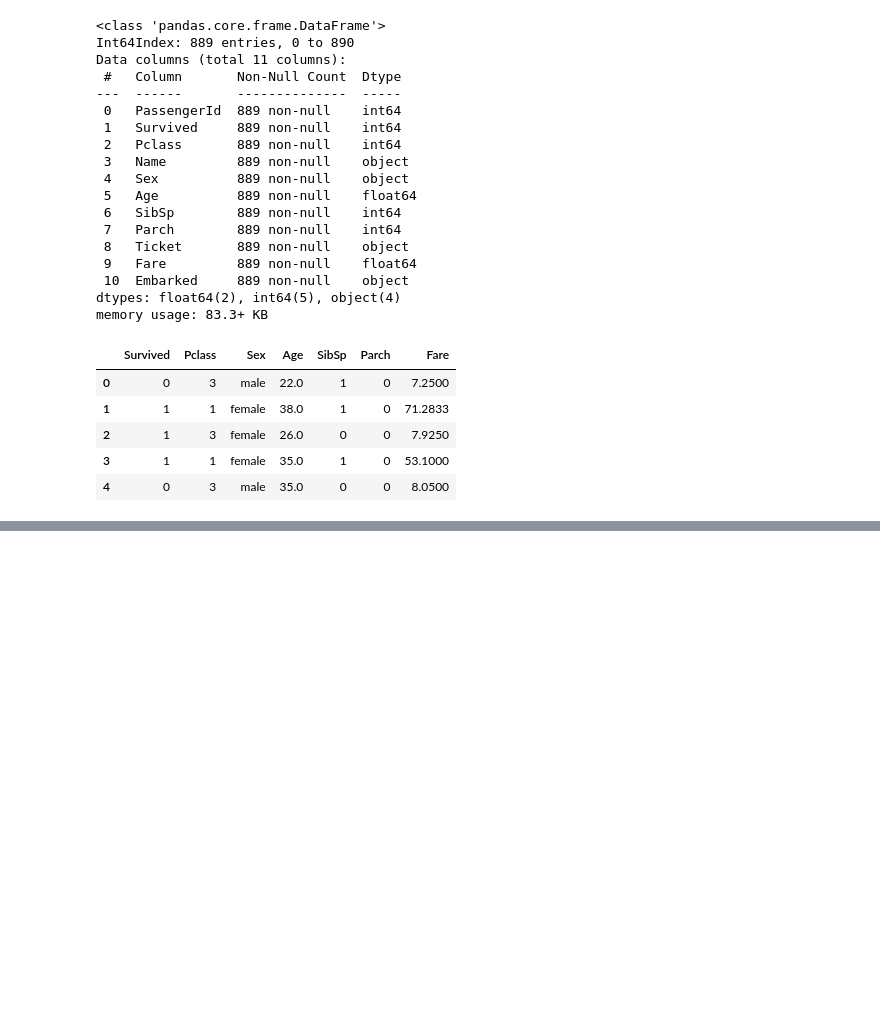
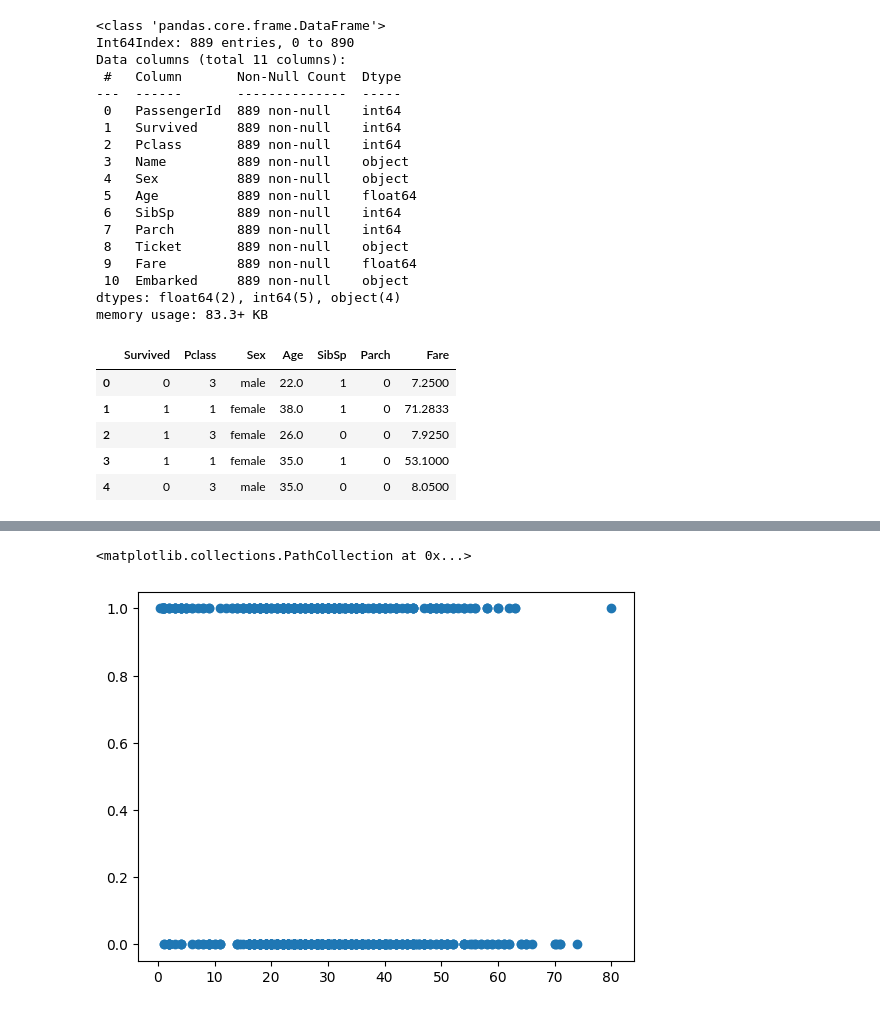
Before and after one commit to Ankith7889/AIML-Project, a Jupyter notebook: titanic.ipynb, the cells around one changed output, grey strips where cells are left out. Saved outputs shown, nothing was run; the diff lists cells and outputs as text; code cells hidden in the pictures; blank space fills up the shorter version.

```diff
--- a/titanic.ipynb
+++ b/titanic.ipynb
@@ -130,0 +174,5 @@ data.head()
+# %%
+plt.scatter(data[['Age']], data[['Survived']])
+# %% [output]
+<matplotlib.collections.PathCollection at 0x...>
+[figure, added]
```
Also changed, not shown: parts of 12 cells of this notebook.
